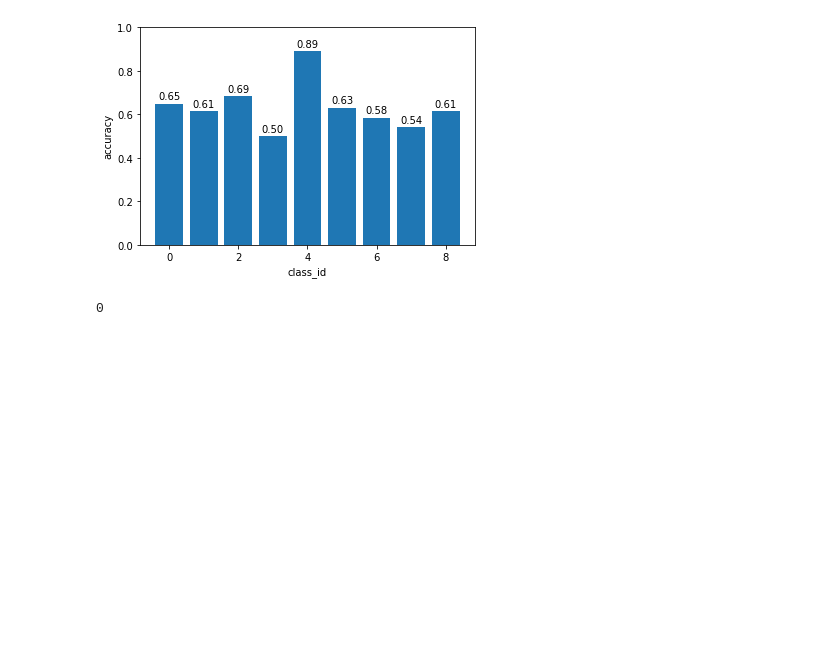
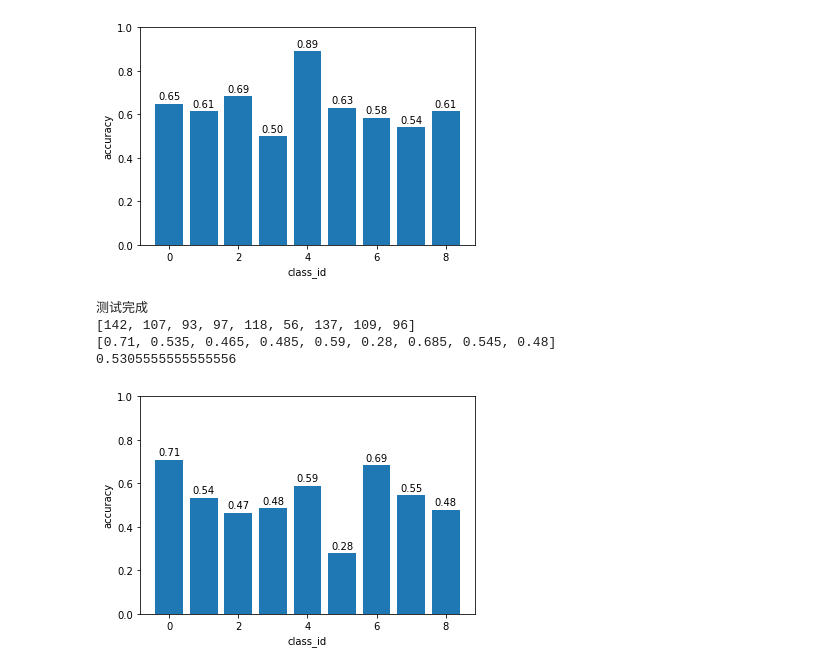
Before and after one commit to czczup/GFRecognition, a Jupyter notebook: code/test_train_valid.ipynb, the cells around one changed output. Drawn from its saved outputs; the diff is of its cells as text; code cells hidden in the pictures; blank space fills up the shorter version.

```diff
--- a/code/test_train_valid.ipynb
+++ b/code/test_train_valid.ipynb
@@ -27,6 +27,7 @@ with sess_visit.graph.as_default():
         saver1 = tf.train.Saver(var_list=var_list, max_to_keep=1)
         saver1.restore(sess_visit, "../model/1007/model.ckpt-2000")
 
+
 graph2 = tf.Graph()
 sess_image = tf.InteractiveSession(graph=graph2)
 with sess_image.graph.as_default():
@@ -53,6 +54,19 @@ with sess_multi.graph.as_default():
         var_list += tf.trainable_variables()
         saver3 = tf.train.Saver(var_list=var_list, max_to_keep=1)
         saver3.restore(sess_multi, "../model/1012/model.ckpt-1000")
+
+graph4 = tf.Graph()
+sess_visit2 = tf.InteractiveSession(graph=graph4)
+with sess_visit2.graph.as_default():
+    with sess_visit2.as_default():
+        visit_model2 = VisitModel()
+        sess_visit2.run(tf.local_variables_initializer())
+        sess_visit2.run(tf.global_variables_initializer())
+        var_list = [var for var in tf.global_variables() if "moving" in var.name]
+        var_list += [var for var in tf.global_variables() if "global_step" in var.name]
+        var_list += tf.trainable_variables()
+        saver4 = tf.train.Saver(var_list=var_list, max_to_keep=1)
+        saver4.restore(sess_visit2, "../model/1011/model.ckpt-1000")
 # %% [output]
 Tensor("Resnet/stage1/Relu:0", shape=(?, 7, 26, 32), dtype=float32)
 Tensor("Resnet/stage2/residual/Relu_2:0", shape=(?, 7, 26, 64), dtype=float32)
@@ -88,7 +111,7 @@ length = len(filenames2)
 data = []
 labels = []
 for index, filename in enumerate(filenames2):
-    array = np.load("../data/train_visit/"+filename+".npy")
+    array = np.load("../data/train_visit/"+filename+".npy")[:,:,:24]
     class_id = int(filename.split('_')[-1])
     data.append(array)
     labels.append(class_id)
@@ -211,7 +234,7 @@ labels = []
 
 for i in range(len(filenames1)):
     image = cv2.imread(filenames1[i], cv2.IMREAD_COLOR)[0:88,0:88,:] / 255.0
-    visit = np.load("../data/train_visit/"+filenames2[i]+".npy")
+    visit = np.load("../data/train_visit/"+filenames2[i]+".npy")[:,:,:24]
     class_id = int(filenames1[i].split('_')[-1].split('.')[0])
     images.append(image)
     visits.append(visit)
@@ -287,8 +310,46 @@ plt.show()
 [0.65, 0.615, 0.685, 0.5, 0.89, 0.63, 0.585, 0.54, 0.615]
 0.6344444444444445
 [figure]
-# %%
-flag = np.random.randint(0, 2)
-flag
-# %% [output]
-0
+# %%
+predictions = {}
+length = len(filenames2)
+data = []
+labels = []
+for index, filename in enumerate(filenames2):
+    array = np.load("../data/train_visit/"+filename+".npy")[:,:,24:]
+    class_id = int(filename.split('_')[-1])
+    data.append(array)
+    labels.append(class_id)
+
+predictions = sess_visit2.run(tf.argmax(visit_model2.output, 1),
+                          feed_dict={visit_model2.image: data,
+                                     visit_model2.training: False})
+softmax_visit2 = sess_visit2.run(tf.nn.softmax(visit_model2.output),
+                          feed_dict={visit_model2.image: data,
+                                     visit_model2.training: False})
+print("测试完成")
+scores = [0,0,0,0,0,0,0,0,0]
+for index, prediction in enumerate(predictions):
+    if(labels[index] == prediction+1):
+        scores[prediction] += 1
+print(scores)
+
+avg = [score/200 for score in scores]
+print(avg)
+print(sum(scores)/1800)
+
+import matplotlib.pyplot as plt
+%matplotlib inline
+plt.bar(range(len(avg)), avg)
+plt.xlabel('class_id')
+plt.ylabel('accuracy')
+plt.ylim(0, 1.0)
+for x,y in zip(range(len(avg)),avg):
+    plt.text(x, y+0.01, '%.2f' % y, ha='center', va= 'bottom')
+plt.show()
+# %% [output]
+测试完成
+[142, 107, 93, 97, 118, 56, 137, 109, 96]
+[0.71, 0.535, 0.465, 0.485, 0.59, 0.28, 0.685, 0.545, 0.48]
+0.5305555555555556
+[figure, added]
```
Also changed, not shown: parts of 3 cells of this notebook, 3 other files.
